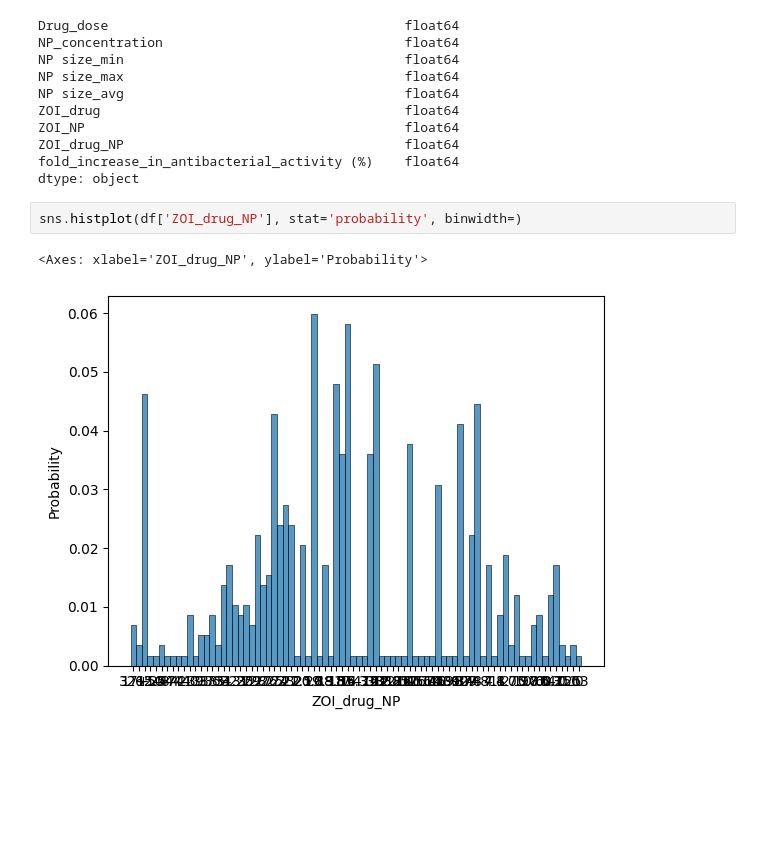
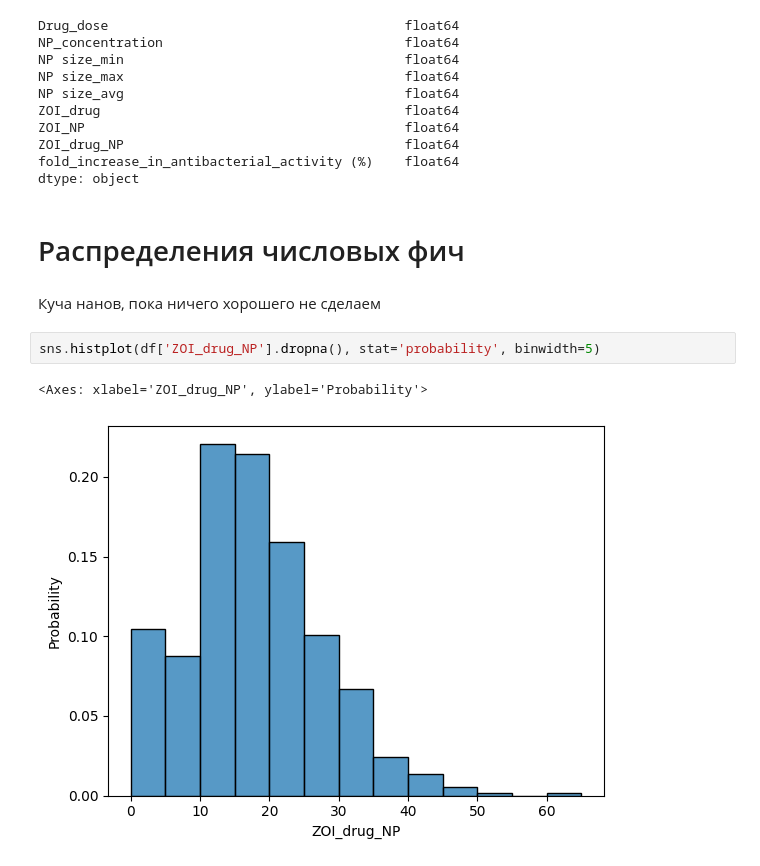
Before and after one commit to vahahahart/hackathon_team_3, a Jupyter notebook: tmp_artemg.ipynb, the cells around one changed output. Cells and saved outputs as stored; diff of their text form; blank space fills up the shorter version.

```diff
--- a/tmp_artemg.ipynb
+++ b/tmp_artemg.ipynb
@@ -141,8 +141,12 @@ ZOI_NP                                         float64
 ZOI_drug_NP                                    float64
 fold_increase_in_antibacterial_activity (%)    float64
 dtype: object
+# %% [markdown]
+# Распределения числовых фич
+# %% [markdown]
+Куча нанов, пока ничего хорошего не сделаем
 # %%
-sns.histplot(df['ZOI_drug_NP'], stat='probability', binwidth=)
+sns.histplot(df['ZOI_drug_NP'].dropna(), stat='probability', binwidth=5)
 # %% [output]
 <Axes: xlabel='ZOI_drug_NP', ylabel='Probability'>
-[figure, old version]
+[figure, new version]
```
Also changed, not shown: 1 other file.
